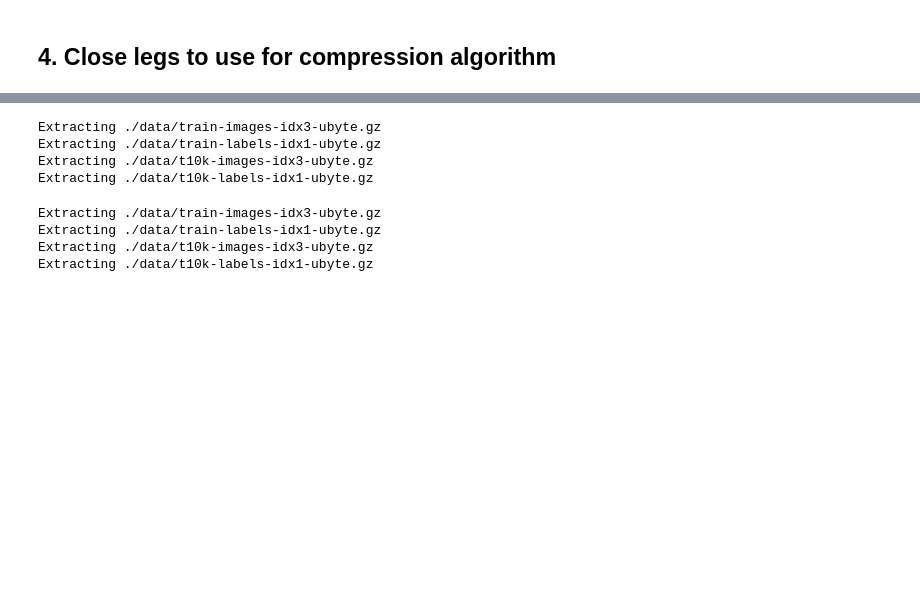
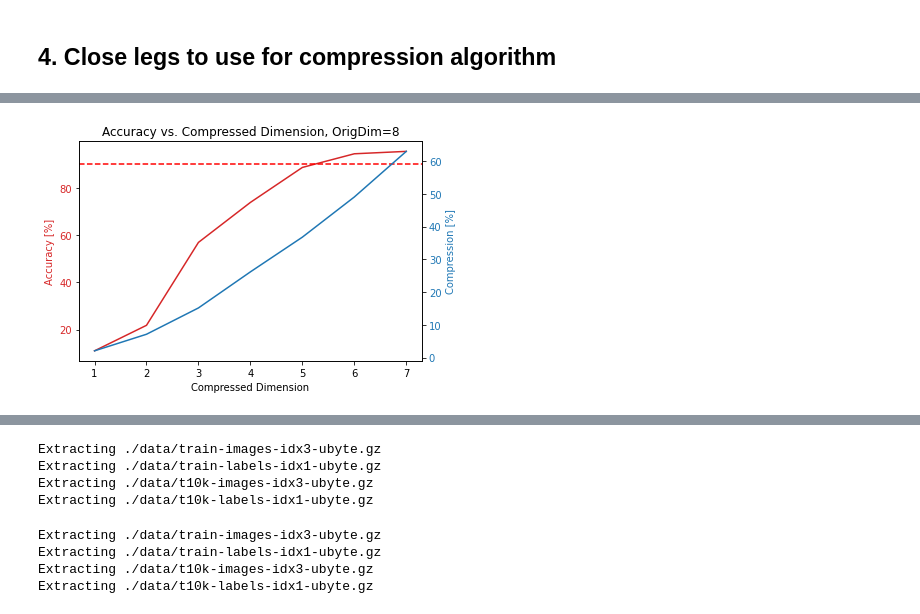
Before and after one commit to aaronleesander/DMRG-inspired-Algorithms-for-Neural-Network-Compression, a Jupyter notebook: DMRG/MPO_Net_Compression.ipynb, the cells around one changed output, grey strips where cells are left out. Saved outputs shown, nothing was run; the diff lists cells and outputs as text; code cells hidden in the pictures; blank space fills up the shorter version.

Commit message:
accuracy tests added

```diff
--- a/DMRG/MPO_Net_Compression.ipynb
+++ b/DMRG/MPO_Net_Compression.ipynb
@@ -228,7 +229,8 @@ After 99 trainning step(s),best accuracy=0.9036
 # %% [markdown]
 ## 2. Open weights matrices into correct MPO
+# %%
+D = 16
 # %%
-D = 8
 sigma = [4, 7, 7, 4]
 sigma_prime = [4, 4, 4, 4]
 MPO_0, bias_0 = weights_to_MPO(weights, D, sigma, sigma_prime, layer=0)
@@ -591,0 +339,2 @@ plt.axhline(5, color='r', linestyle='--')
+# %%
+threshold = 90
@@ -591,0 +343,82 @@ plt.axhline(5, color='r', linestyle='--')
+# %%
+### Maximizing total accuracy
+acc_compressed = []
+time_compressed = []
+params = []
+if len(compressed_MPS_0) > len(compressed_MPS_1):
+    shortest = len(compressed_MPS_1)
+    longest = len(compressed_MPS_0)
+else:
+    shortest = len(compressed_MPS_0)
+    longest = len(compressed_MPS_1)
+
+for new_dim in range(1, longest+1):
+    if new_dim < shortest:
+        MPS_0_test = compressed_MPS_0[new_dim-1]
+        MPS_1_test = compressed_MPS_1[new_dim-1]
+    else:
+        if shortest == len(compressed_MPS_0):
+            MPS_0_test = compressed_MPS_0[-1]
+            MPS_1_test = compressed_MPS_1[new_dim-1]
+        elif shortest == len(compressed_MPS_1):
+            MPS_0_test = compressed_MPS_0[new_dim-1]
+            MPS_1_test = compressed_MPS_1[-1]
+
+    dim_0 = [MPS_0_test[0].shape[1], MPS_0_test[1].shape[1], MPS_0_test[2].shape[1], MPS_0_test[3].shape[1]]
+    dim_1 = [MPS_1_test[0].shape[1], MPS_1_test[1].shape[1], MPS_1_test[2].shape[1], MPS_1_test[3].shape[1]]
+    MPO_0_test = open_legs(MPS_0_test, MPO_0, bond_dim=dim_0)
+    MPO_1_test = open_legs(MPS_1_test, MPO_1, bond_dim=dim_1)
+
+    total_params = 0
+    for tensor in MPO_0_test:
+        total_params += tensor.size
+    for tensor in MPO_1_test:
+        total_params += tensor.size
+    params.append(total_params)
+
+    acc, t = FC2(MPO_0_test, bias_0, MPO_1_test, bias_1)
+    acc_compressed.append(acc)
+    time_compressed.append(t)
+
+params_orig = 0
+for tensor in MPO_0:
+    params_orig += tensor.size
+for tensor in MPO_1:
+    params_orig += tensor.size
+
+params = np.array(params)/params_orig*100
+acc_orig, time_orig = FC2(MPO_0, bias_0, MPO_1, bias_1)
+
+
+x = range(1, len(compressed_MPS_0)+1)
+data1 = acc
+data2 = params
+
+fig, ax1 = plt.subplots()
+
+color = 'tab:red'
+ax1.set_xlabel('Compressed Dimension')
+ax1.set_ylabel('Accuracy [%]', color=color)
+ax1.plot(x, acc_compressed, color=color)
+ax1.tick_params(axis='y', labelcolor=color)
+ax1.axhline(threshold, color='r', linestyle='--')
+
+ax2 = ax1.twinx()  # instantiate a second axes that shares the same x-axis
+
+color = 'tab:blue'
+ax2.set_ylabel('Compression [%]', color=color)  # we already handled the x-label with ax1
+ax2.plot(x, params, color=color)
+ax2.tick_params(axis='y', labelcolor=color)
+
+plt.title('Accuracy vs. Compressed Dimension, OrigDim=%d' %(len(compressed_MPS_0)+1))
+
+fig.tight_layout()
+plt.show()
+
+plt.figure()
+plt.plot(x, time_compressed)
+plt.title('Contraction Time vs. Compressed Dimension')
+plt.xlabel('Time [s]')
+plt.ylabel('Compressed Dimension')
+plt.axhline(time_orig, color='r', linestyle='--')
+# %% [output]
@@ -591,0 +442 @@ plt.axhline(5, color='r', linestyle='--')
+[figure, added]
```
Also changed, not shown: parts of 49 cells of this notebook, 1 other file.
